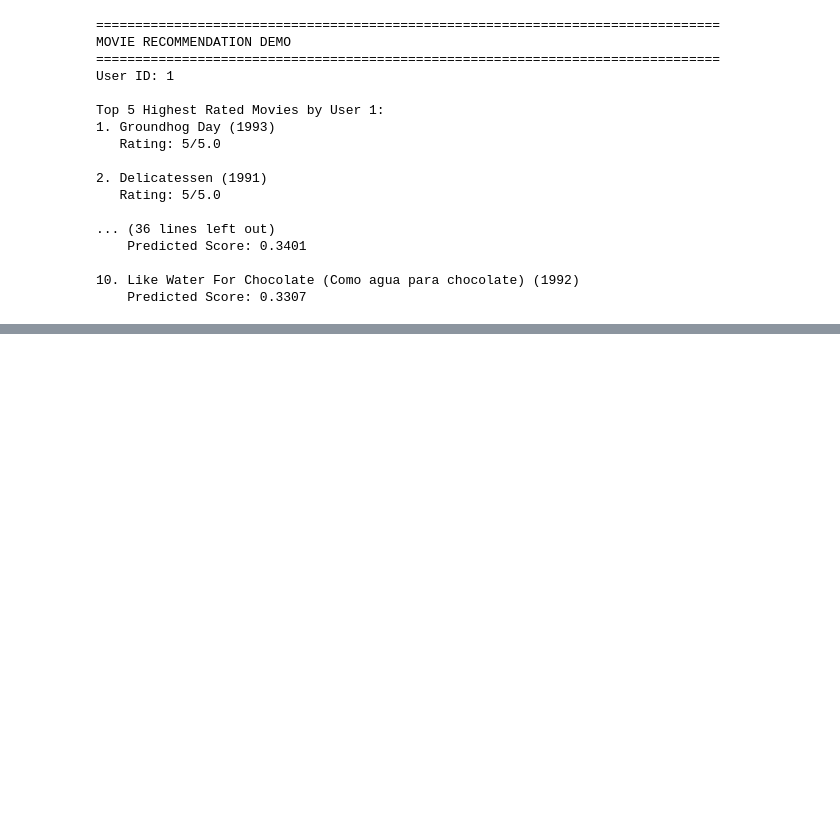
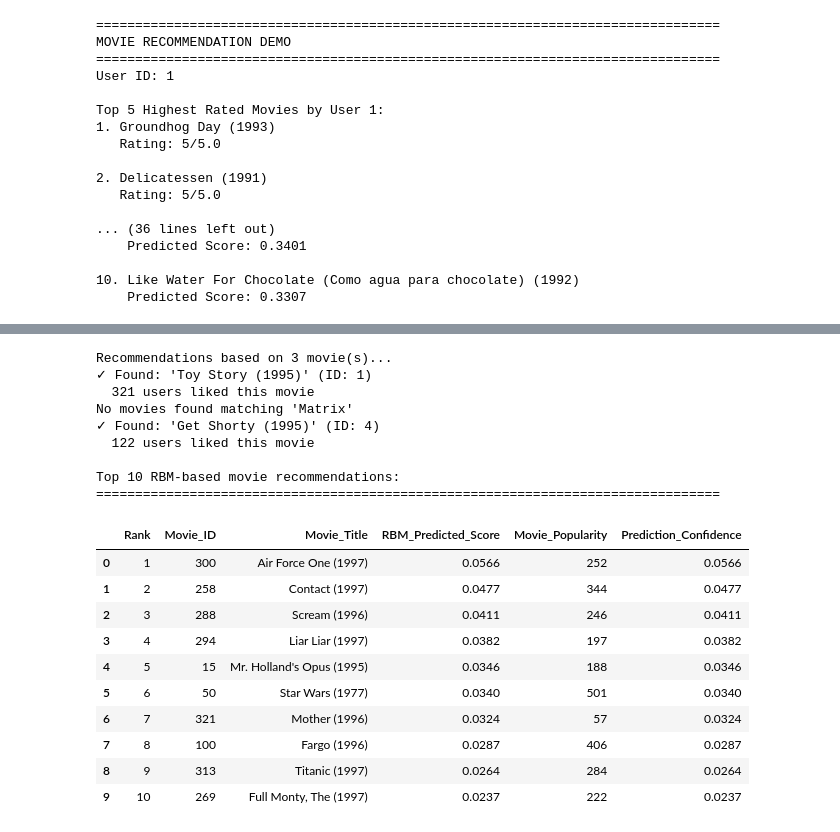
Before and after one commit to Sudip-Thakur/ai-project, a Jupyter notebook: movie_recommendation.ipynb, the cells around one changed output, grey strips where cells are left out. Cells and saved outputs as stored; diff of their text form; code cells hidden in the pictures; blank space fills up the shorter version.

Commit message:
Recommendation for new user.

```diff
--- a/movie_recommendation.ipynb
+++ b/movie_recommendation.ipynb
@@ -782,0 +866,24 @@ Top 5 Highest Rated Movies by User 1:
+# %%
+recs = recommender.get_rbm_movie_recommendations(["Toy Story", "Matrix", "Get Shorty "])
+recs
+# %% [output]
+Recommendations based on 3 movie(s)...
+✓ Found: 'Toy Story (1995)' (ID: 1)
+  321 users liked this movie
+No movies found matching 'Matrix'
+✓ Found: 'Get Shorty (1995)' (ID: 4)
+  122 users liked this movie
+
+Top 10 RBM-based movie recommendations:
+================================================================================
+|  | Rank | Movie_ID | Movie_Title | RBM_Predicted_Score | Movie_Popularity | Prediction_Confidence |
+| 0 | 1 | 300 | Air Force One (1997) | 0.0566 | 252 | 0.0566 |
+| 1 | 2 | 258 | Contact (1997) | 0.0477 | 344 | 0.0477 |
+| 2 | 3 | 288 | Scream (1996) | 0.0411 | 246 | 0.0411 |
+| 3 | 4 | 294 | Liar Liar (1997) | 0.0382 | 197 | 0.0382 |
+| 4 | 5 | 15 | Mr. Holland's Opus (1995) | 0.0346 | 188 | 0.0346 |
+| 5 | 6 | 50 | Star Wars (1977) | 0.0340 | 501 | 0.0340 |
+| 6 | 7 | 321 | Mother (1996) | 0.0324 | 57 | 0.0324 |
+| 7 | 8 | 100 | Fargo (1996) | 0.0287 | 406 | 0.0287 |
+| 8 | 9 | 313 | Titanic (1997) | 0.0264 | 284 | 0.0264 |
+| 9 | 10 | 269 | Full Monty, The (1997) | 0.0237 | 222 | 0.0237 |
```
Also changed, not shown: parts of 5 cells of this notebook.
